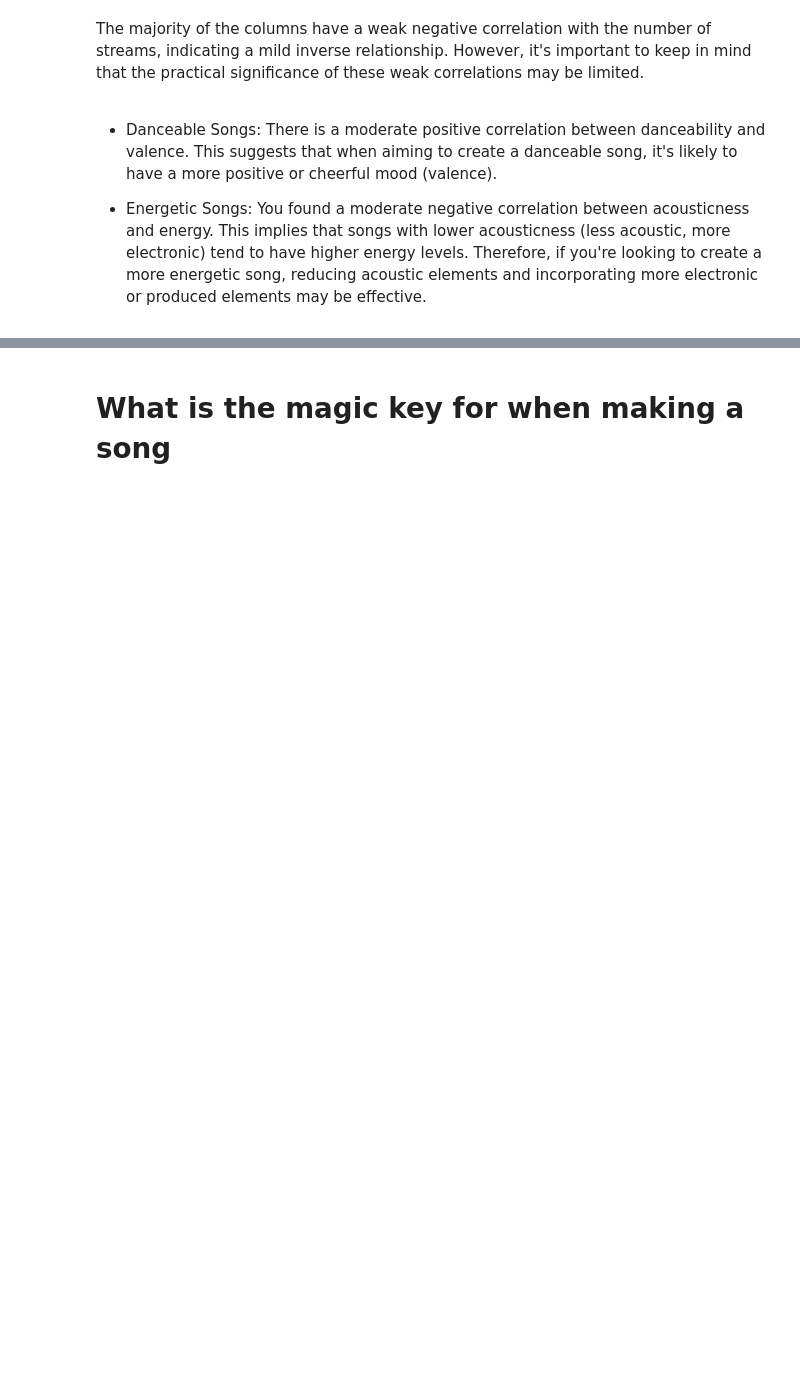
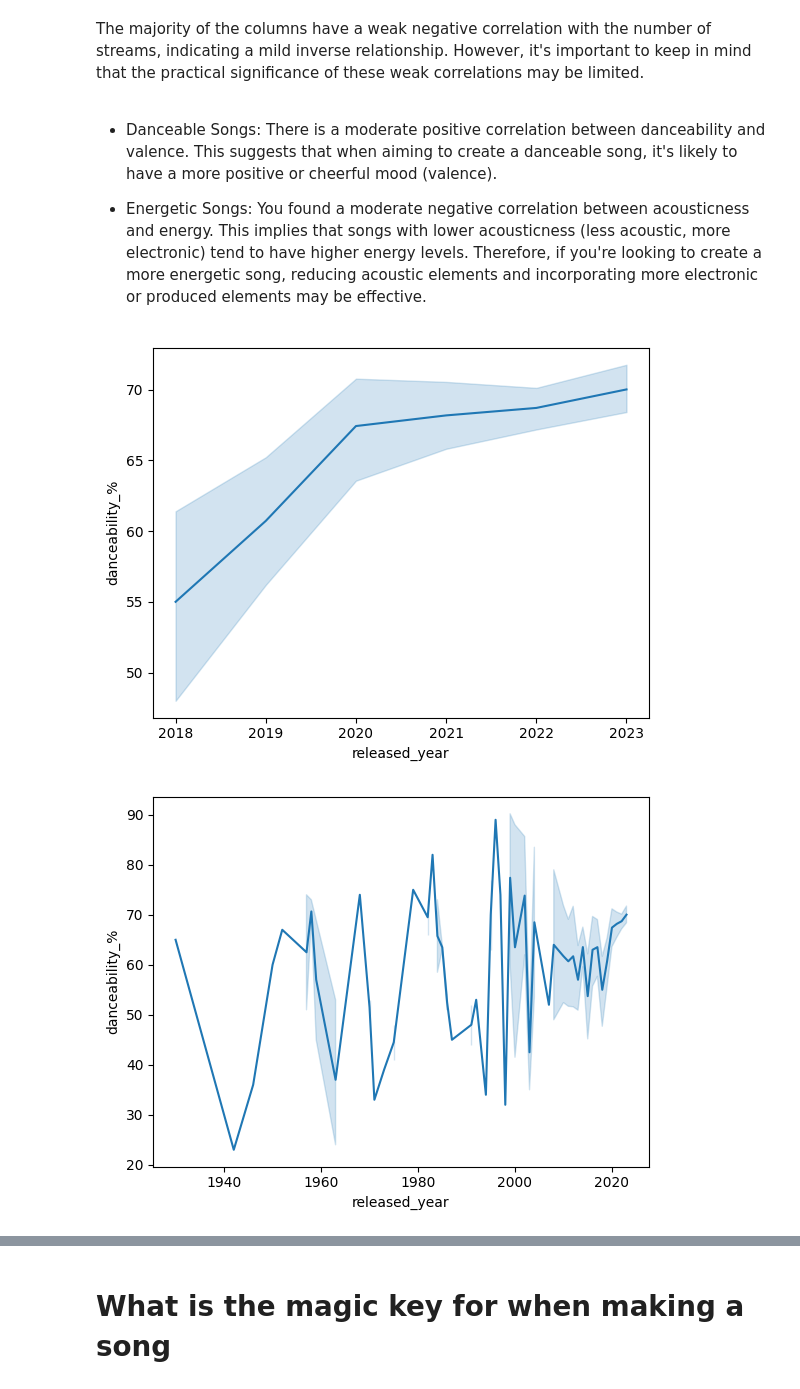
Before and after one commit to 0layiw0la/Spotify-most-streamed, a Jupyter notebook: most-streamed-spotify-songs.ipynb, the cells around one changed output, grey strips where cells are left out. Cells and saved outputs as stored; diff of their text form; code cells hidden in the pictures; blank space fills up the shorter version.

Commit message:
Kaggle Notebook | MOST STREAMED SPOTIFY SONGS | Version 9

```diff
--- a/most-streamed-spotify-songs.ipynb
+++ b/most-streamed-spotify-songs.ipynb
@@ -183,3 +183,14 @@ The majority of the columns have a weak negative correlation with the number of
 * Danceable Songs: There is a moderate positive correlation between danceability and valence. This suggests that when aiming to create a danceable song, it's likely to have a more positive or cheerful mood (valence).
 
 * Energetic Songs: You found a moderate negative correlation between acousticness and energy. This implies that songs with lower acousticness (less acoustic, more electronic) tend to have higher energy levels. Therefore, if you're looking to create a more energetic song, reducing acoustic elements and incorporating more electronic or produced elements may be effective.
+# %%
+recent  = spotify[spotify['released_year'] > 2017]
+sns.lineplot(data=recent, x='released_year', y='danceability_%')
+plt.show()
+sns.lineplot(data=spotify, x='released_year', y='danceability_%')
+plt.show()
+sns.lineplot(data=recent, x='released_year', y='acousticness_%')
+plt.show()
+# %% [output]
+[figure, added]
+[figure, added]
```
Also changed, not shown: parts of 2 cells of this notebook.
